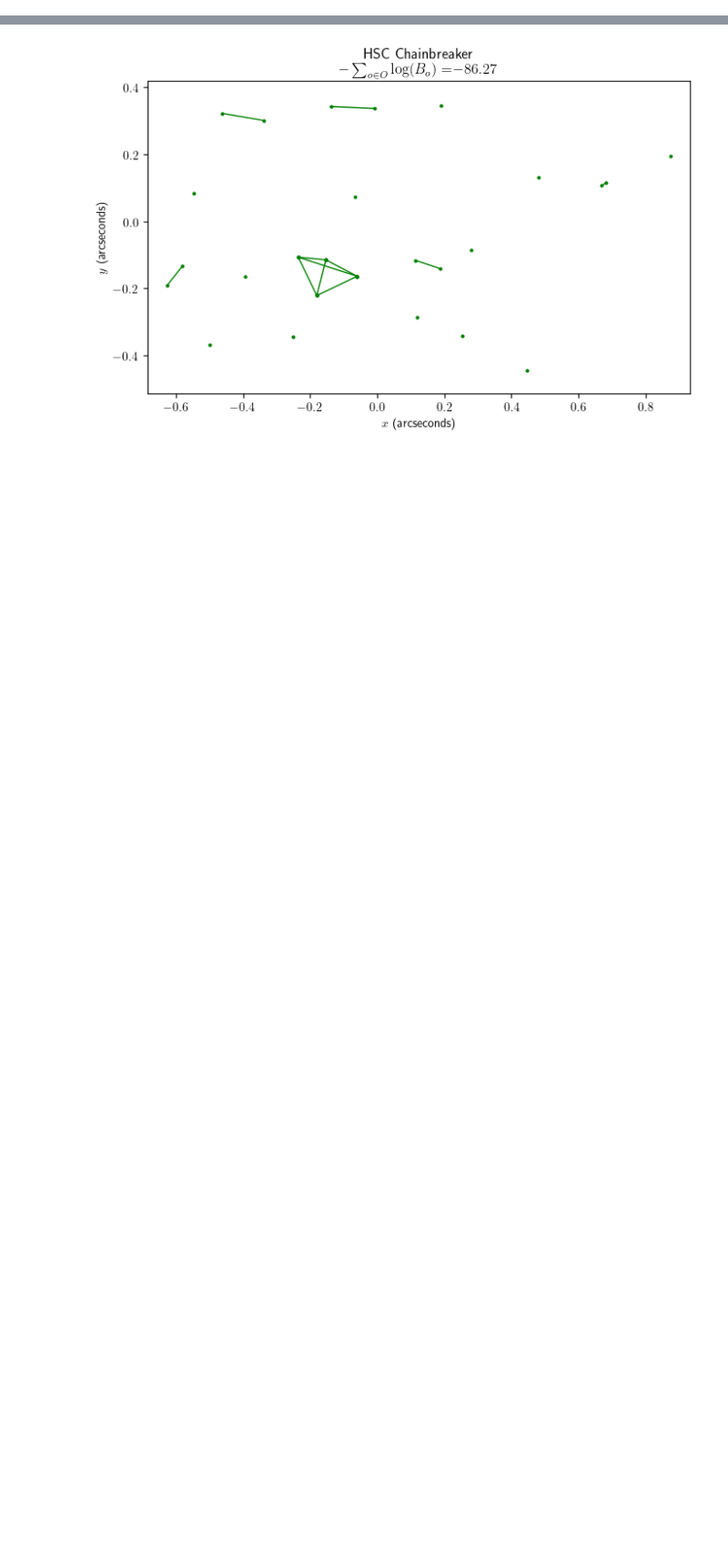
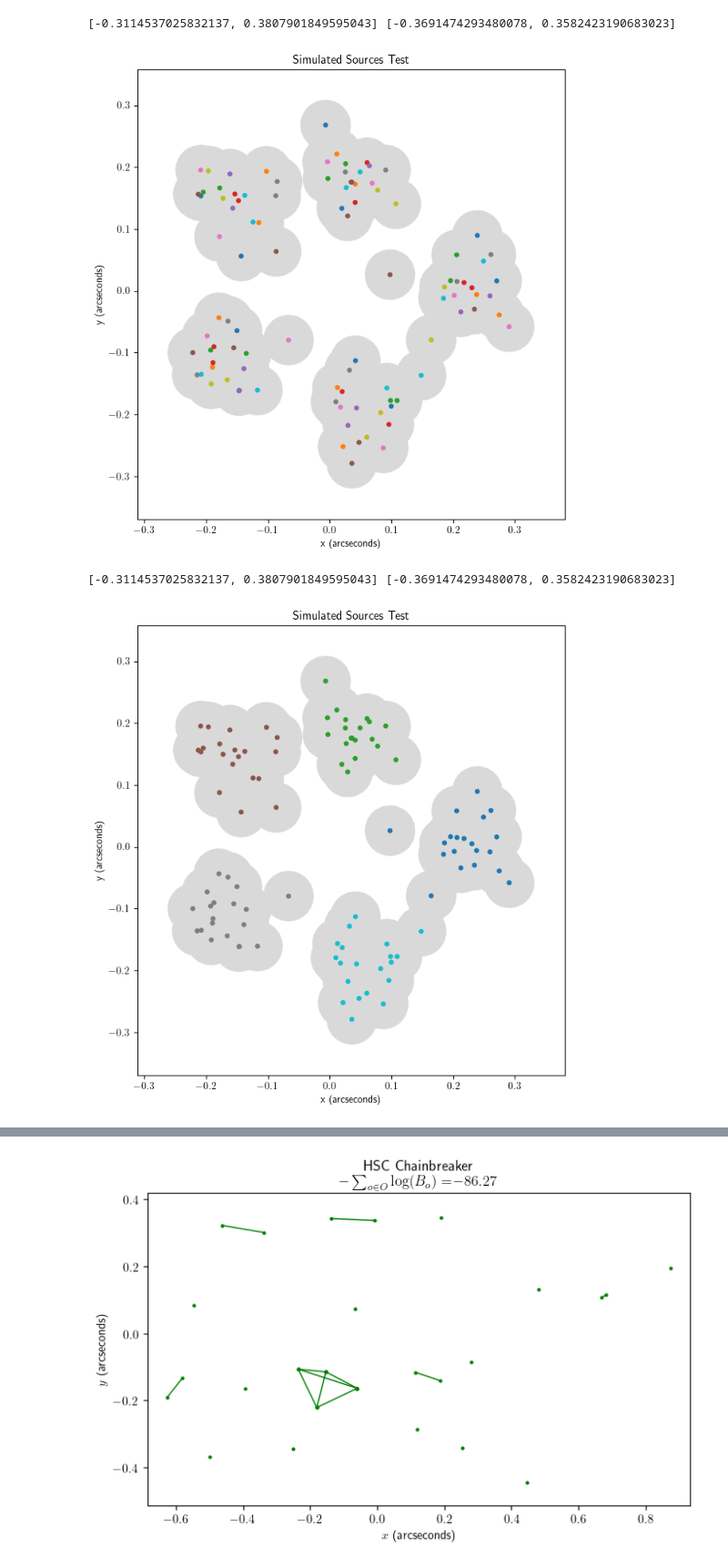
Before and after one commit to jacobf18/astronomical-matching, a Jupyter notebook: benchmark.ipynb, the cells around one changed output, grey strips where cells are left out. Shown at 91% size. Saved outputs shown, nothing was run; the diff lists cells and outputs as text; code cells hidden in the pictures; blank space fills up the shorter version.

```diff
--- a/benchmark.ipynb
+++ b/benchmark.ipynb
@@ -81,0 +141,9 @@ plot_data(df2, "HSC Sources with 20 Catalogs and 20 Sources", out="figures/sourc
+# %%
+df = simulate_objects_on_circle(0.04, 0.2, num_objects=5, num_sources = 20, seed = 0)
+
+plot_data(df, title = "Simulated Sources Test", out = None)
+# %% [output]
+[-0.3114537025832137, 0.3807901849595043] [-0.3691474293480078, 0.3582423190683023]
+[figure, added]
+[-0.3114537025832137, 0.3807901849595043] [-0.3691474293480078, 0.3582423190683023]
+[figure, added]
```
Also changed, not shown: parts of 4 cells of this notebook, 4 other files.
